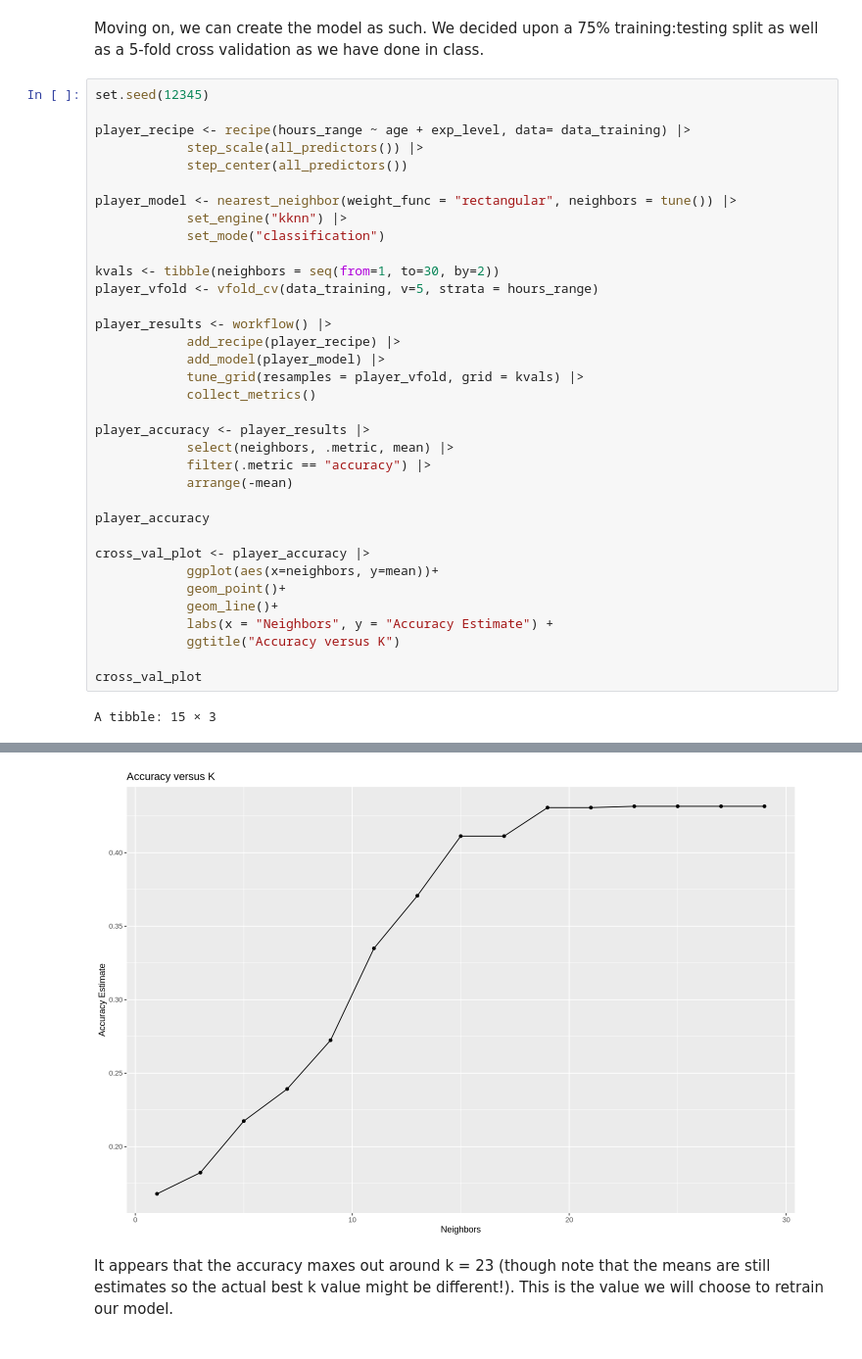
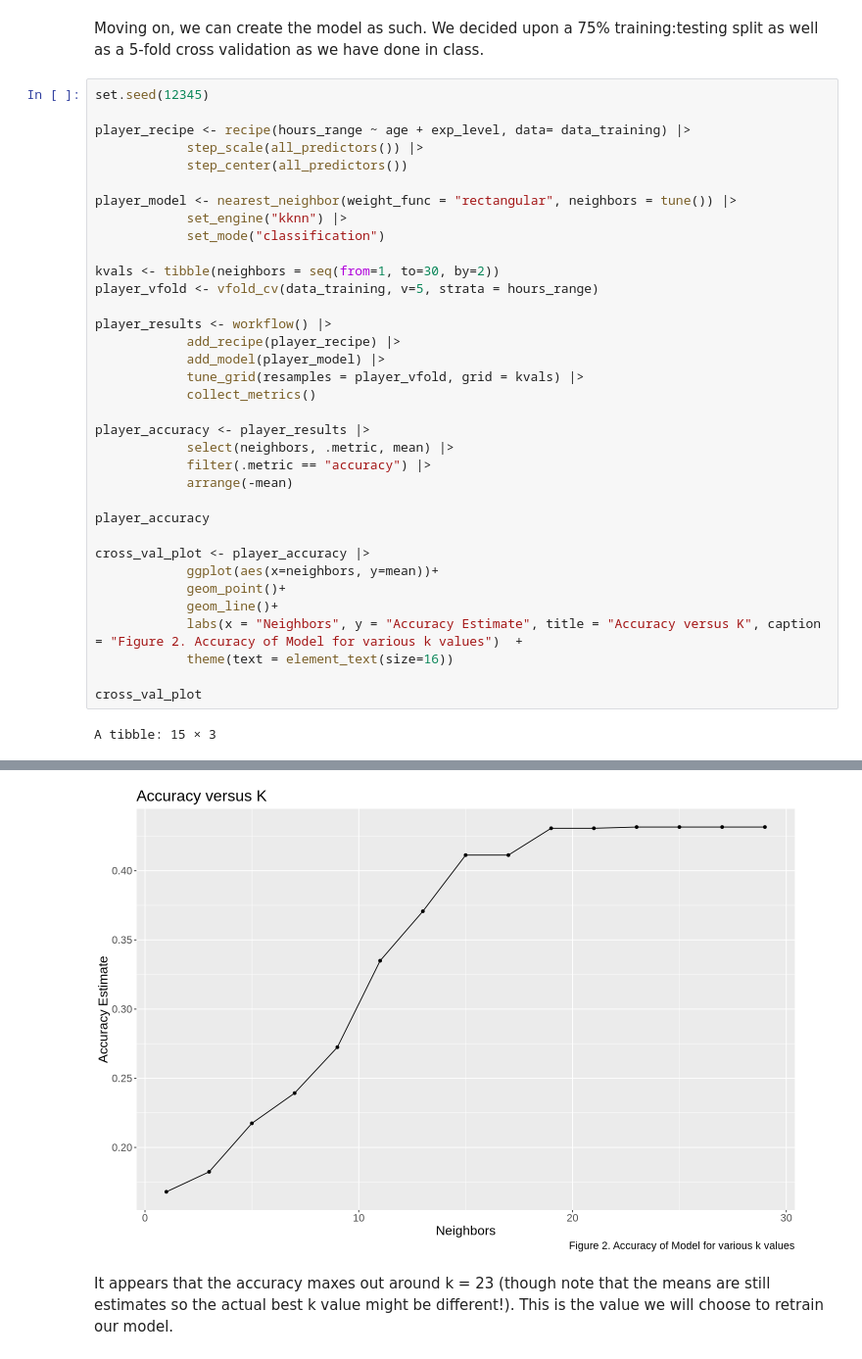
Before and after one commit to amazingk147/DSCI100-Project-Group-42, a Jupyter notebook: project_notebook.ipynb, the cells around one changed output, grey strips where cells are left out. Shown at 98% size. Saved outputs shown, nothing was run; the diff lists cells and outputs as text.

```diff
--- a/project_notebook.ipynb
+++ b/project_notebook.ipynb
@@ -218,36 +218,36 @@ player_accuracy <- player_results |>
             filter(.metric == "accuracy") |>
             arrange(-mean)
 
 player_accuracy
 
 cross_val_plot <- player_accuracy |>
             ggplot(aes(x=neighbors, y=mean))+
             geom_point()+
             geom_line()+
-            labs(x = "Neighbors", y = "Accuracy Estimate") +
-            ggtitle("Accuracy versus K")
+            labs(x = "Neighbors", y = "Accuracy Estimate", title = "Accuracy versus K", caption = "Figure 2. Accuracy of Model for various k values")  +
+            theme(text = element_text(size=16))
 
 cross_val_plot
 # %% [output]
 A tibble: 15 × 3
 | neighbors | .metric | mean |
 | <dbl> | <chr> | <dbl> |
 | 23 | accuracy | 0.4315887 |
 | 25 | accuracy | 0.4315887 |
 | 27 | accuracy | 0.4315887 |
 | 29 | accuracy | 0.4315887 |
 | 19 | accuracy | 0.4306958 |
 | 21 | accuracy | 0.4306958 |
 | 15 | accuracy | 0.4112993 |
 | 17 | accuracy | 0.4112993 |
 | 13 | accuracy | 0.3707204 |
 | 11 | accuracy | 0.3349446 |
 | 9 | accuracy | 0.2724446 |
 | 7 | accuracy | 0.2392549 |
 | 5 | accuracy | 0.2174261 |
 | 3 | accuracy | 0.1823584 |
 | 1 | accuracy | 0.1679187 |
-[figure, old version]
+[figure, new version]
 # %% [markdown]
 It appears that the accuracy maxes out around k = 23 (though note that the means are still estimates so the actual best k value might be different!). This is the value we will choose to retrain our model.
 # %%
```
Also changed, not shown: parts of 4 cells of this notebook.
